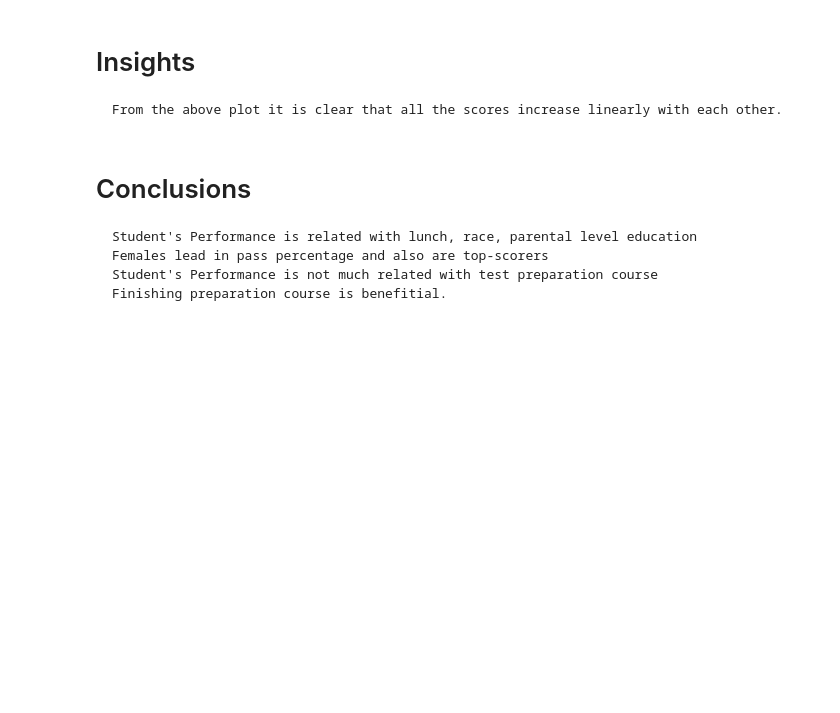
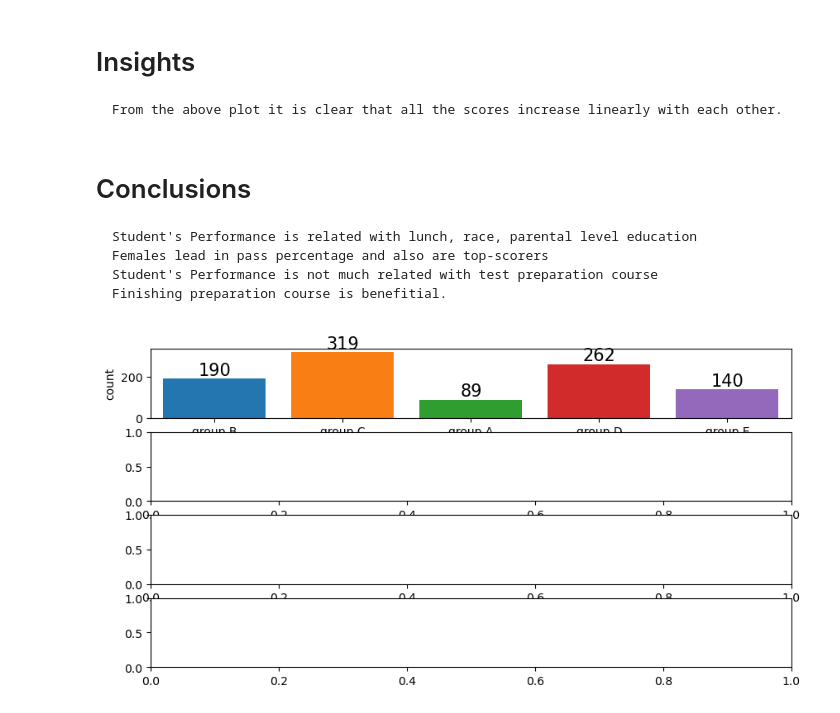
Before and after one commit to Nithin-Bandi/mlProject, a Jupyter notebook: notebook/data/EDA_SUDENT_DATA.ipynb, the cells around one changed output. Cells and saved outputs as stored; diff of their text form; code cells hidden in the pictures; blank space fills up the shorter version.

```diff
--- a/notebook/data/EDA_SUDENT_DATA.ipynb
+++ b/notebook/data/EDA_SUDENT_DATA.ipynb
@@ -483,3 +483,11 @@ sns.pairplot(df,hue = 'gender')
     Females lead in pass percentage and also are top-scorers
     Student's Performance is not much related with test preparation course
     Finishing preparation course is benefitial.
+# %%
+fig,ax=plt.subplots(4,figsize=(10,5))
+
+sns.countplot(x=df['race_ethnicity'],data=df,saturation=0.95,ax=ax[0])
+for compo in ax[0].containers:
+    ax[0].bar_label(compo,color='black',size=15)
+# %% [output]
+[figure, added]
```
Also changed, not shown: 9 other files.
